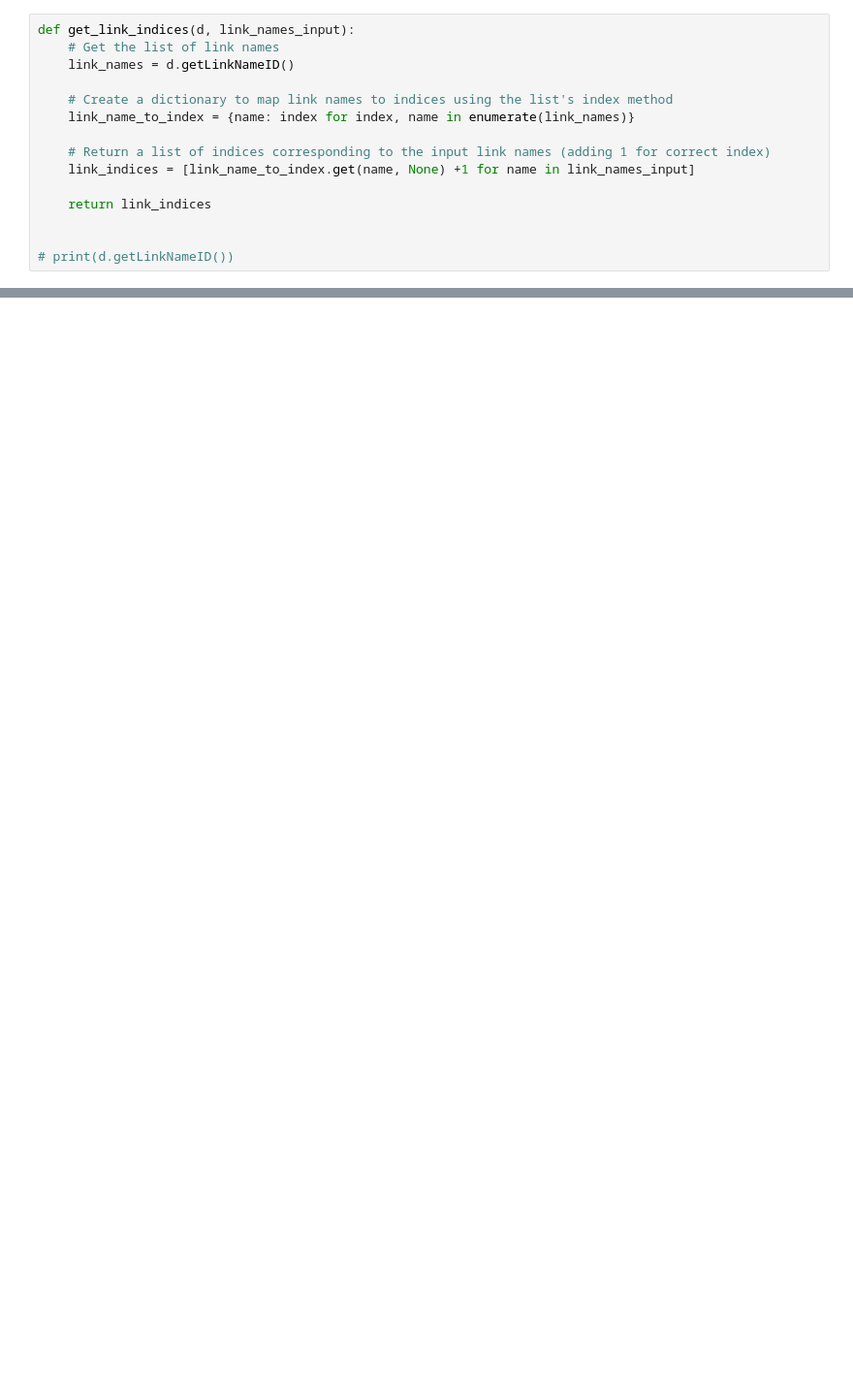
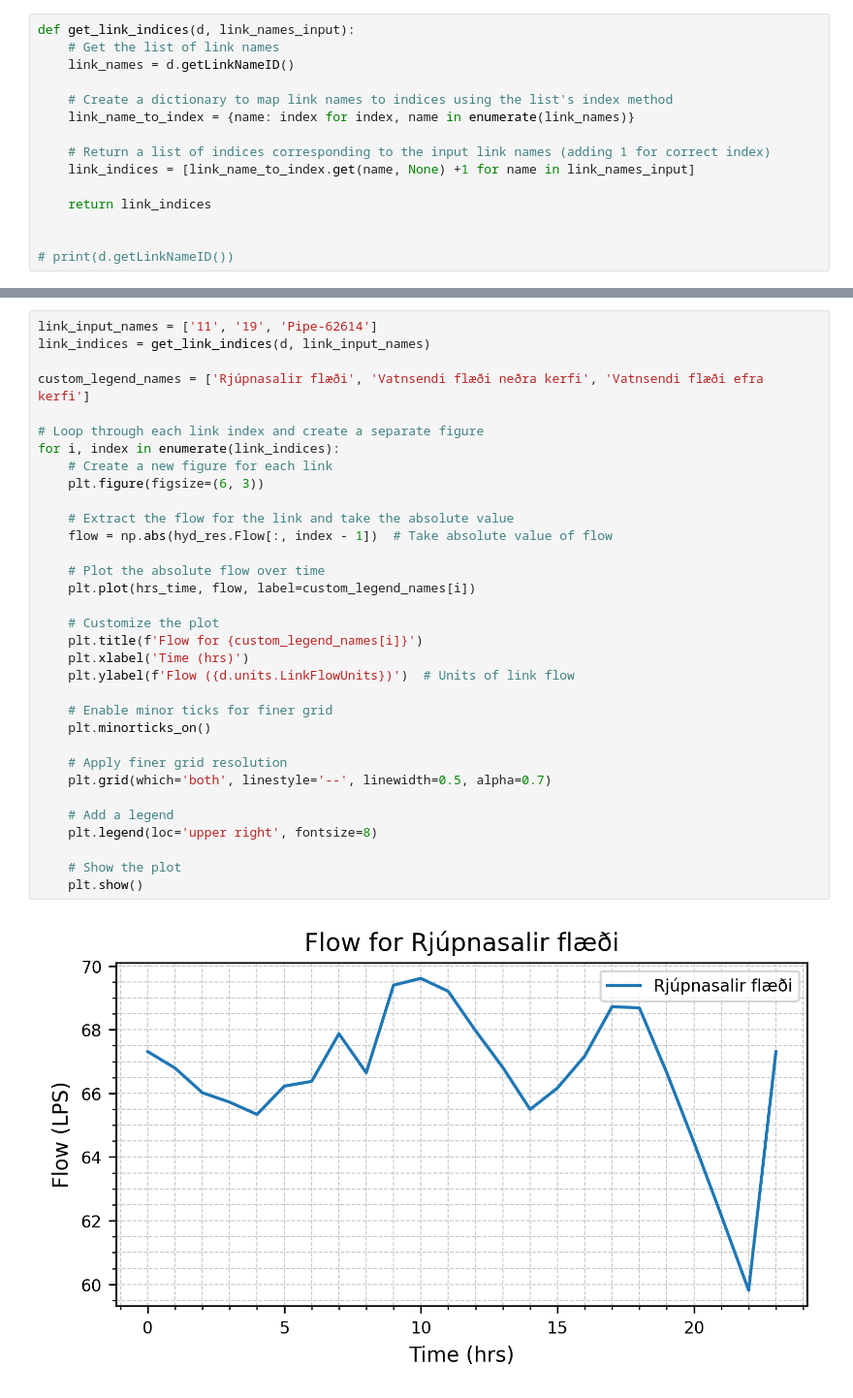
Before and after one commit to frodibrooks/OptimisedHeating, a Jupyter notebook: Epanet_python/Simulate_Vatnsendi.ipynb, the cells around one changed output, grey strips where cells are left out. Shown at 97% size. Saved outputs shown, nothing was run; the diff lists cells and outputs as text; blank space fills up the shorter version.

```diff
--- a/Epanet_python/Simulate_Vatnsendi.ipynb
+++ b/Epanet_python/Simulate_Vatnsendi.ipynb
@@ -135,0 +136,35 @@ plt.show()
+# %%
+link_input_names = ['11', '19', 'Pipe-62614']
+link_indices = get_link_indices(d, link_input_names)
+
+custom_legend_names = ['Rjúpnasalir flæði', 'Vatnsendi flæði neðra kerfi', 'Vatnsendi flæði efra kerfi']
+
+# Loop through each link index and create a separate figure
+for i, index in enumerate(link_indices):
+    # Create a new figure for each link
+    plt.figure(figsize=(6, 3))
+
+    # Extract the flow for the link and take the absolute value
+    flow = np.abs(hyd_res.Flow[:, index - 1])  # Take absolute value of flow
+
+    # Plot the absolute flow over time
+    plt.plot(hrs_time, flow, label=custom_legend_names[i])
+
+    # Customize the plot
+    plt.title(f'Flow for {custom_legend_names[i]}')
+    plt.xlabel('Time (hrs)')
+    plt.ylabel(f'Flow ({d.units.LinkFlowUnits})')  # Units of link flow
+
+    # Enable minor ticks for finer grid
+    plt.minorticks_on()
+
+    # Apply finer grid resolution
+    plt.grid(which='both', linestyle='--', linewidth=0.5, alpha=0.7)
+
+    # Add a legend
+    plt.legend(loc='upper right', fontsize=8)
+
+    # Show the plot
+    plt.show()
+# %% [output]
+[figure, added]
```
Also changed, not shown: parts of 5 cells of this notebook, 10 other files.
